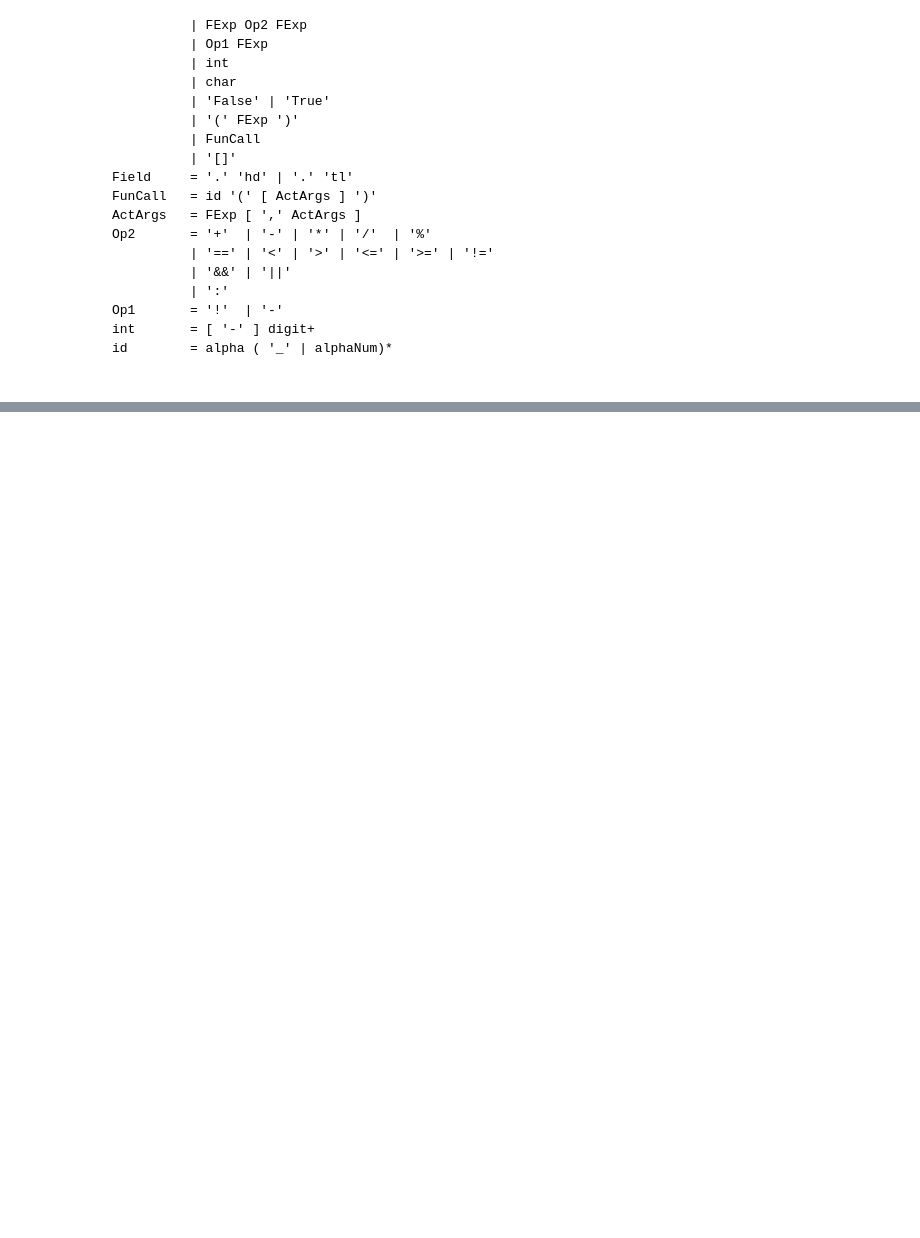
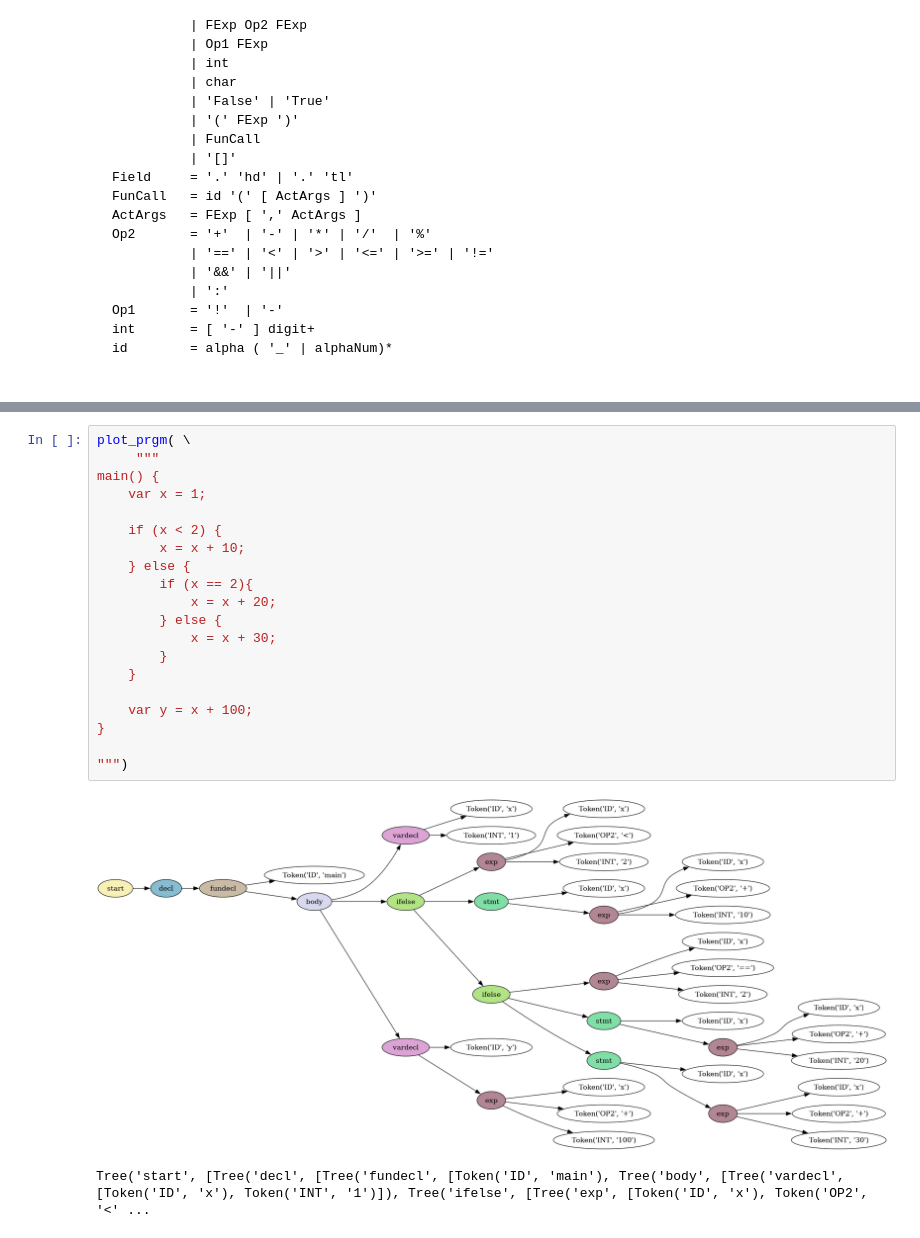
Before and after one commit to M-wag/Simple-Programming-Language-Python, a Jupyter notebook: lexer.ipynb, the cells around one changed output, grey strips where cells are left out. Saved outputs shown, nothing was run; the diff lists cells and outputs as text; blank space fills up the shorter version.

Commit message:
remove constraint that fundecl must end on statement

```diff
--- a/lexer.ipynb
+++ b/lexer.ipynb
@@ -107 +104,24 @@ plot_prgm("var x = 1 ;")
 Tree('start', [Tree('decl', [Tree('vardecl', [Token('ID', 'x'), Token('INT', '1')])])])
+# %%
+plot_prgm( \
+     """
+main() {
+    var x = 1;
+
+    if (x < 2) {
+		x = x + 10;
+    } else {
+		if (x == 2){
+			x = x + 20;
+		} else {
+			x = x + 30;
+		}
+    }
+
+    var y = x + 100;
+}
+
+""")
+# %% [output]
+[figure, added]
+Tree('start', [Tree('decl', [Tree('fundecl', [Token('ID', 'main'), Tree('body', [Tree('vardecl', [Token('ID', 'x'), Token('INT', '1')]), Tree('ifelse', [Tree('exp', [Token('ID', 'x'), Token('OP2', '<' ...
```
Also changed, not shown: parts of 6 cells of this notebook, 1 other file.
